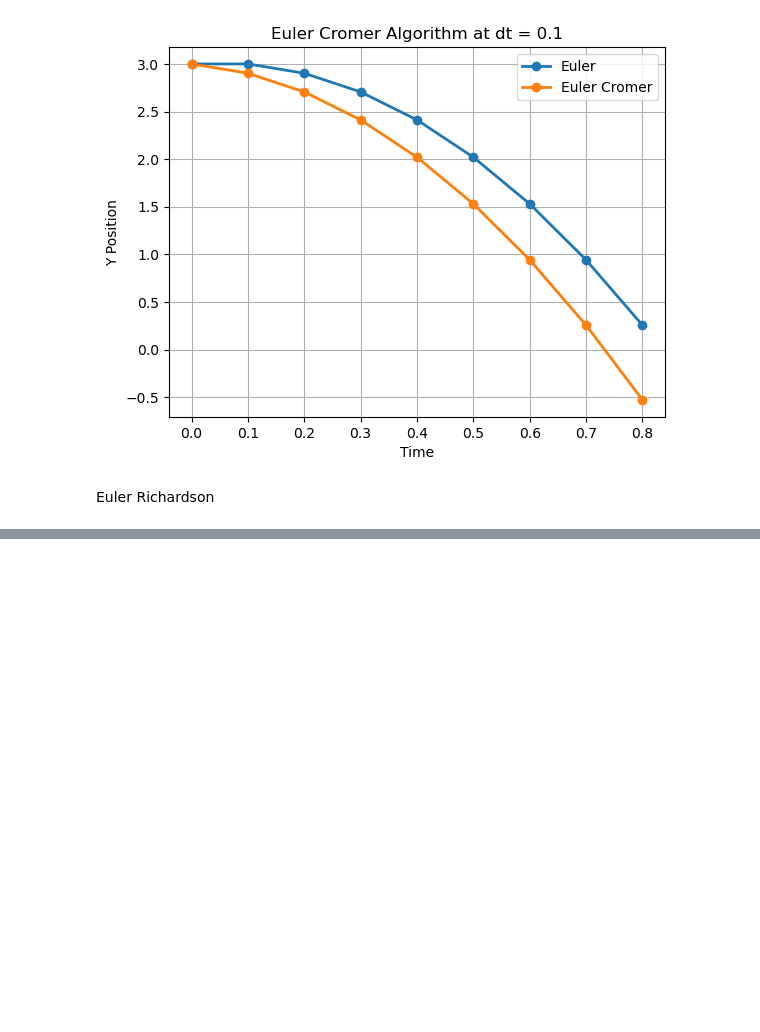
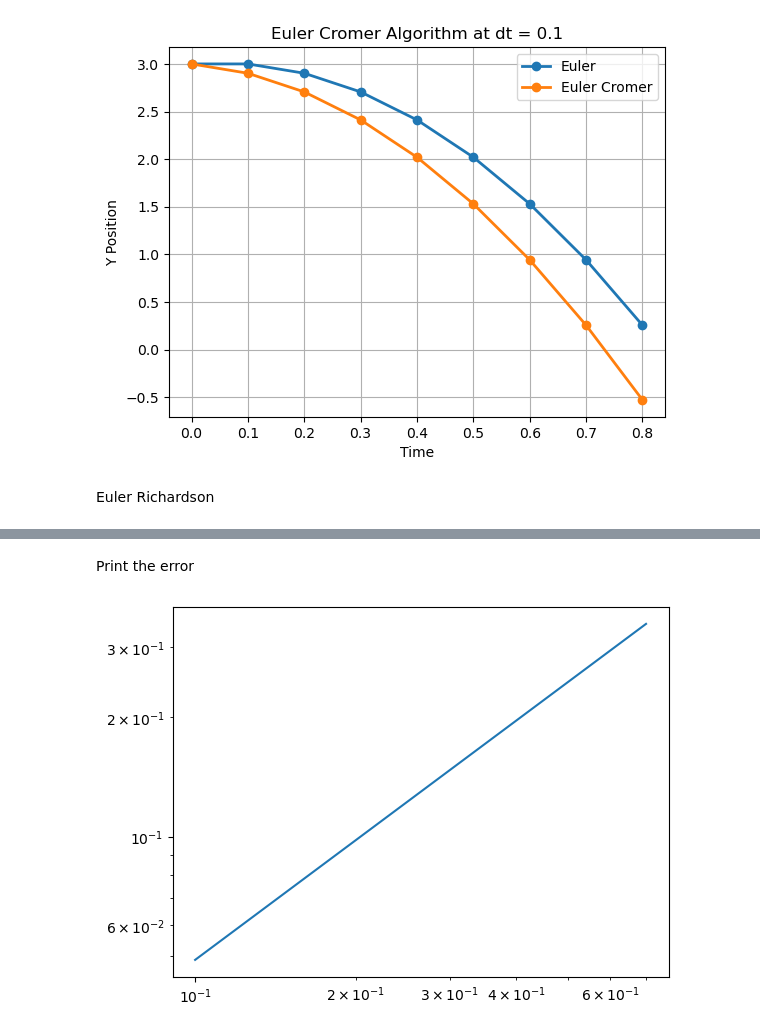
Before and after one commit to Gram-S/SimProjects, a Jupyter notebook: Ode_Integrators_Solution.ipynb, the cells around one changed output, grey strips where cells are left out. Cells and saved outputs as stored; diff of their text form; code cells hidden in the pictures; blank space fills up the shorter version.

```diff
--- a/Ode_Integrators_Solution.ipynb
+++ b/Ode_Integrators_Solution.ipynb
@@ -95,0 +98,39 @@ plt.show()
+# %%
+dt = 0.001 # In case of reruning
+t, y = solve_ode(simple_gravity, t0, y0, Euler, g0)
+
+dt = 0.00001
+t_optimal, y_optimal = solve_ode(simple_gravity, t0, y0, Euler_Richardson, g0) # Say this is the optimal solution
+
+error = []
+alphas = []
+
+for i in range(1, len(t)-1):
+    times = t[i], t[i]
+    index, = np.where(np.isclose(t_optimal, t[i]))
+    j = index[0]
+
+    positions = y_optimal[j], y[i]
+    plt.plot(times, positions, 'orange', label="Error")
+
+    error_i = y[i] - y_optimal[j]
+    error.append(error_i)
+    l1 = math.log(error_i, t[i]) # Abuse logarithmic math to do this sure this is maybe an n solution vs a vectorized solution it's 1 am in the morning I don't care take the free point
+    l2 = math.log(t[i], t[i])
+    alphas.append(l1/l2)
+
+
+plt.plot(t, y, 'o-', linewidth=2, label="Euler")
+plt.plot(t_optimal, y_optimal, 'b-', linewidth=2, label="Euler")
+plt.ylabel('Y Position')
+plt.xlabel('Time')
+plt.grid(True)
+plt.legend()
+plt.show()
+# %% [markdown]
+Print the error
+# %%
+plt.loglog(t[1:len(t)-1], error)
+plt.show()
+# %% [output]
+[figure, added]
```
Also changed, not shown: parts of 3 cells of this notebook, 1 other file.
